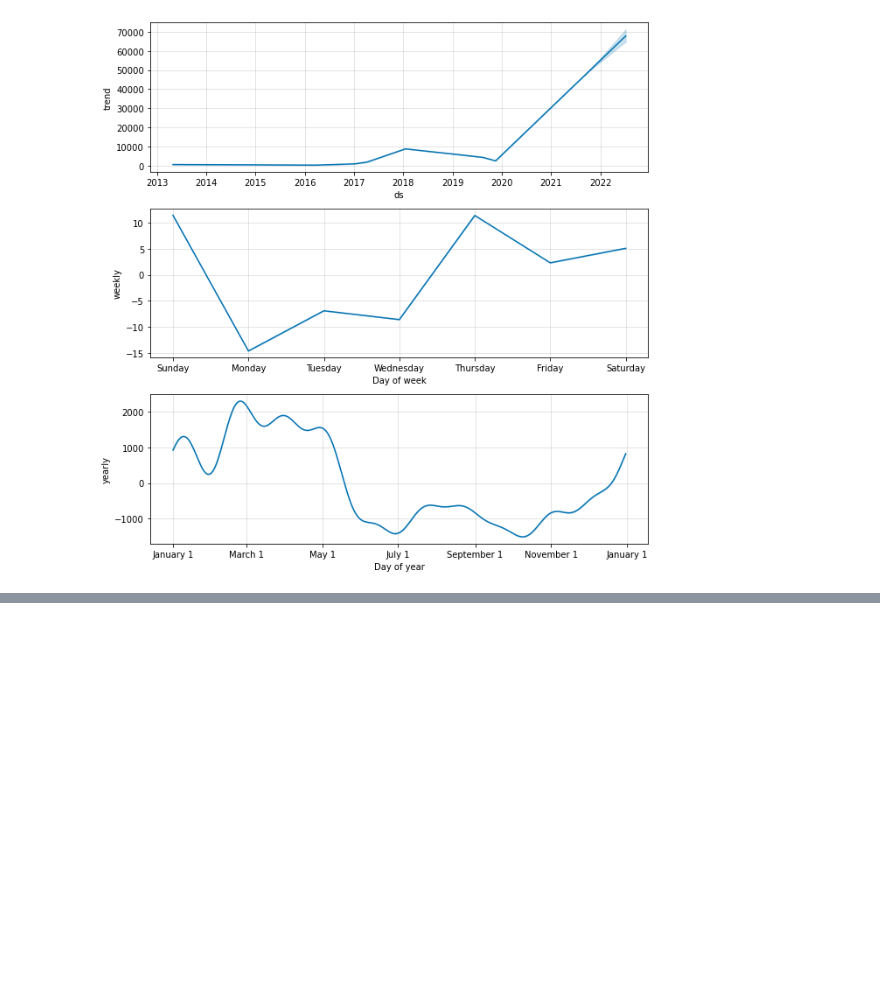
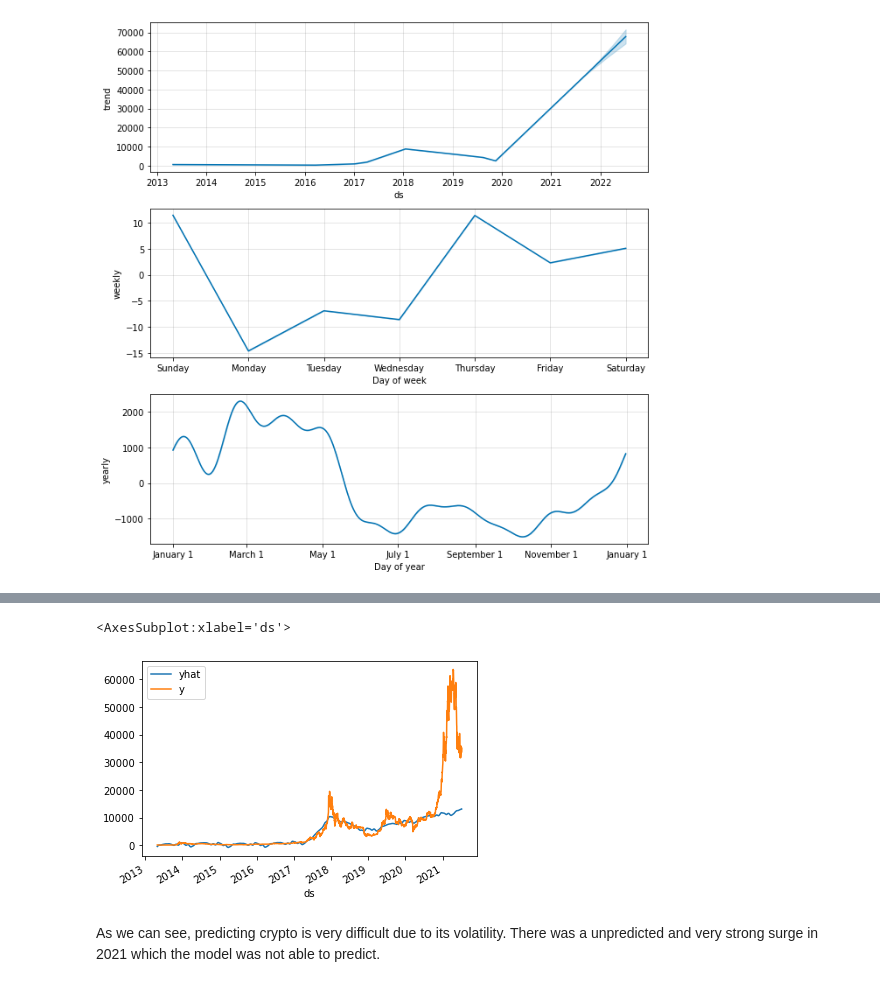
Before and after one commit to GallantGuide/Bull_or_Bear_Crypto, a Jupyter notebook: Machine_Learning/Mock_ML.ipynb, the cells around one changed output, grey strips where cells are left out. Cells and saved outputs as stored; diff of their text form; code cells hidden in the pictures; blank space fills up the shorter version.

```diff
--- a/Machine_Learning/Mock_ML.ipynb
+++ b/Machine_Learning/Mock_ML.ipynb
@@ -125,0 +167,14 @@ BTC_Components = m.plot_components(forecast)
+# %%
+price = prophet_btc['y']
+# %%
+new_btc_acc = forecast[['ds','yhat']]
+btc_accuracy = new_btc_acc.join(price)
+# %%
+btc_accuracy = btc_accuracy.set_index('ds')
+# %%
+btc_accuracy.plot()
+# %% [output]
+<AxesSubplot:xlabel='ds'>
+[figure, added]
+# %% [markdown]
+As we can see, predicting crypto is very difficult due to its volatility. There was a unpredicted and very strong surge in 2021 which the model was not able to predict.
```
Also changed, not shown: parts of 10 cells of this notebook.
